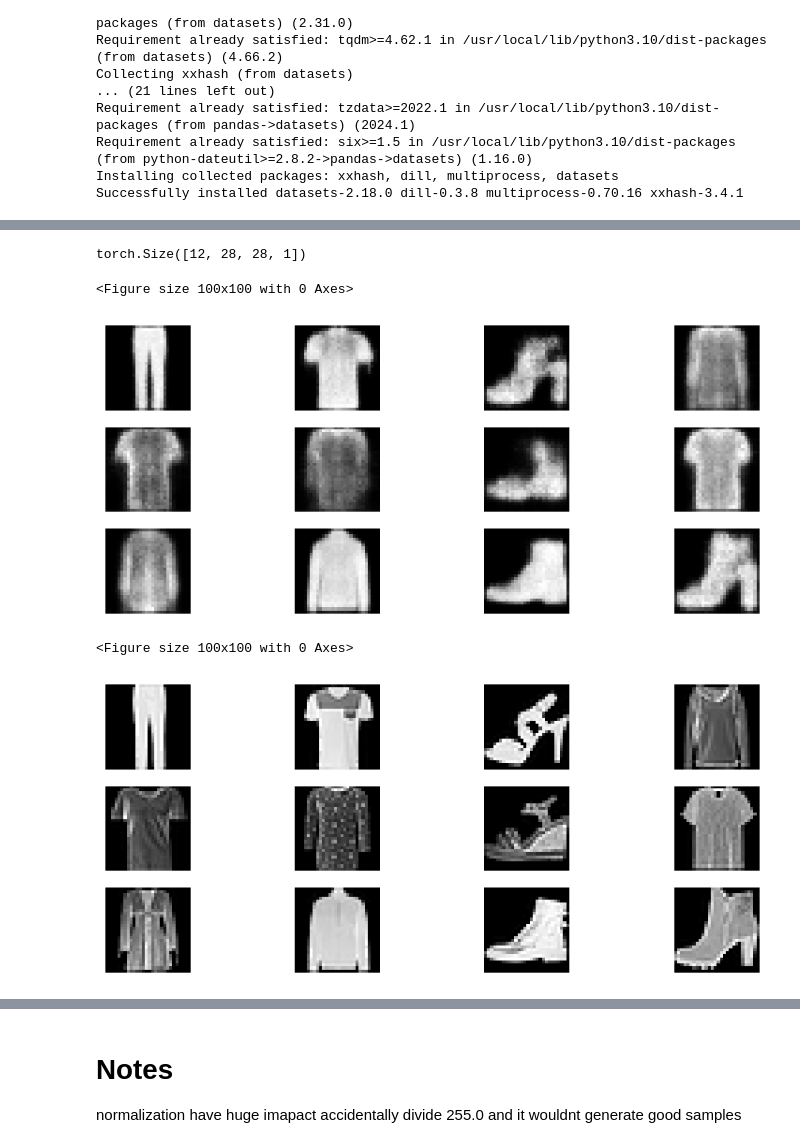
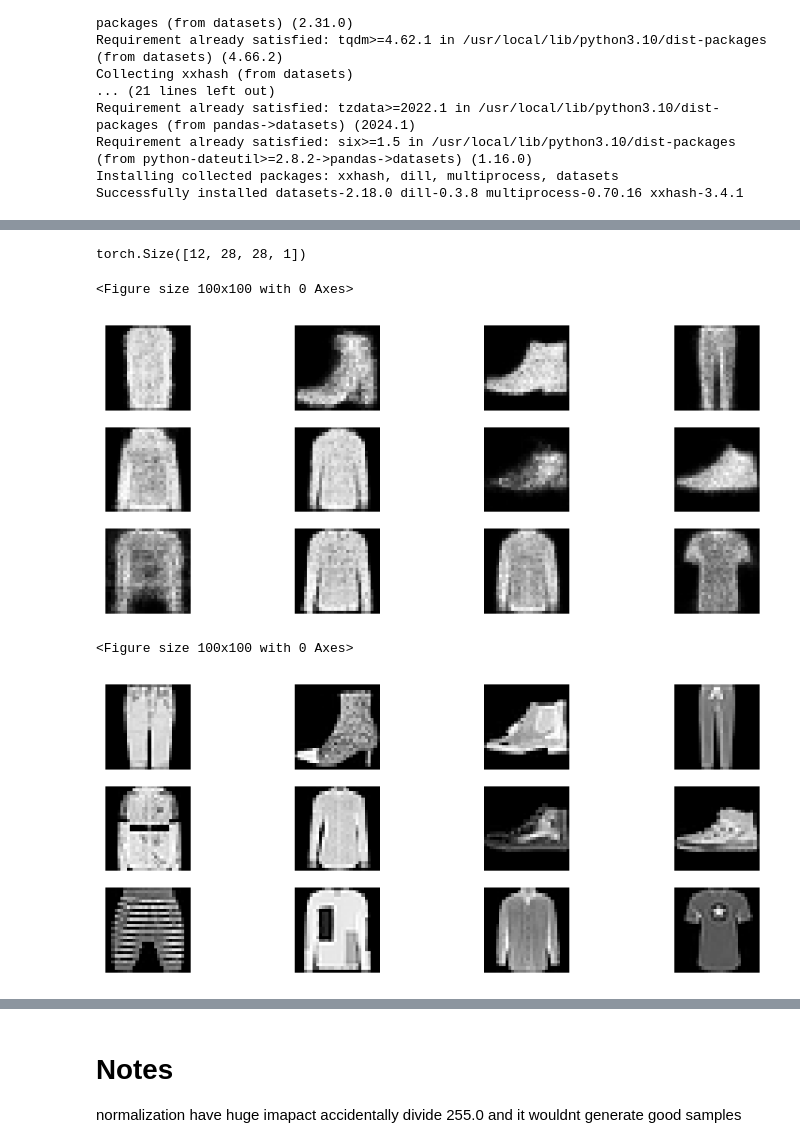
Before and after one commit to majidsh97/AE, a Jupyter notebook: AE.ipynb, the cells around one changed output, grey strips where cells are left out. Saved outputs shown, nothing was run; the diff lists cells and outputs as text; code cells hidden in the pictures.

```diff
--- a/AE.ipynb
+++ b/AE.ipynb
@@ -35,10 +35,10 @@ custom collaborate function
 """
 
 data = datasets.load_dataset('fashion_mnist')
-batch_size = 1000
+batch_size = 256
 
 
-train = data['train'].select(range(10000))
+train = data['train'].select(range(1024))
 test_data = data['test']
 
 
@@ -66,10 +66,10 @@ torch.Size([1000, 1, 28, 28])
 tensor(1., device='cuda:0')
 tensor(0., device='cuda:0')
 # %%
-from torch.nn import Conv2d,ReLU,Linear,ConvTranspose2d,LeakyReLU,Tanh,Flatten,Unflatten,Sigmoid
+from torch.nn import Conv2d,ReLU,Linear,ConvTranspose2d,LeakyReLU,Tanh,Flatten,Unflatten,Sigmoid,AdaptiveAvgPool2d
 
 mse = torch.nn.MSELoss()
-lr = 1e-3
+lr = 1e-3*3
 f=128
 pad=1
 encoder_decoder = torch.nn.Sequential(
@@ -77,11 +77,12 @@ encoder_decoder = torch.nn.Sequential(
     ReLU(),
     Conv2d(f,2*f,3,2,pad),
     ReLU(),
+    #AdaptiveAvgPool2d((1,1)),
     Flatten(),
-    Linear(2*f*7*7,100),
-    Linear(100,2),
-    Linear(2,100),
-    Linear(100,2*f*7*7),
+    Linear(2*f*7*7,256),
+    Linear(256,10),
+    Linear(10,256),
+    Linear(256,2*f*7*7),
     Unflatten(1,(2*f,7,7)),
     ConvTranspose2d(2*f,f,3,2,pad,1),
     ReLU(),
@@ -91,7 +92,7 @@ encoder_decoder = torch.nn.Sequential(
 
 ).cuda()
 summary(encoder_decoder,(1,28,28),device="cuda")
-optim = torch.optim.Adam(encoder_decoder.parameters(),lr)
+optim = torch.optim.RAdam(encoder_decoder.parameters(),lr,weight_decay=1e-5)
 
 def step(x,y)->torch.Tensor:
     optim.zero_grad()
@@ -103,7 +104,7 @@ def step(x,y)->torch.Tensor:
     pass
 
 train_loss = []
-for epoch in range(10):
+for epoch in range(100):
     for image,label in train_loader:
         #print(image.shape)
         #print(label.shape)
@@ -173,21 +174,21 @@ torch.Size([12, 28, 28, 1])
 # %%
 import torch.utils
 import torch.utils.data
 
 
 #test_data = test
-sampler = torch.utils.data.RandomSampler(test_data,num_samples=12)
-test_loader = DataLoader(test_data,12,collate_fn=custom_collate_fn,sampler=sampler)
+sampler = torch.utils.data.RandomSampler(test_data,num_samples=1000)
+test_loader = DataLoader(test_data,1000,collate_fn=custom_collate_fn,sampler=sampler)
 
 image,lable = next(iter(test_loader))
 show_preds(image[:12])
 show_preds(image[:12].cpu().moveaxis(1,-1),True)
 # %% [output]
 torch.Size([12, 28, 28, 1])
 <Figure size 100x100 with 0 Axes>
-[figure, old version]
+[figure, new version]
 <Figure size 100x100 with 0 Axes>
-[figure, old version]
+[figure, new version]
 # %%
 latent=0
 def f(m,input,output):
```
Also changed, not shown: parts of 4 cells of this notebook.
